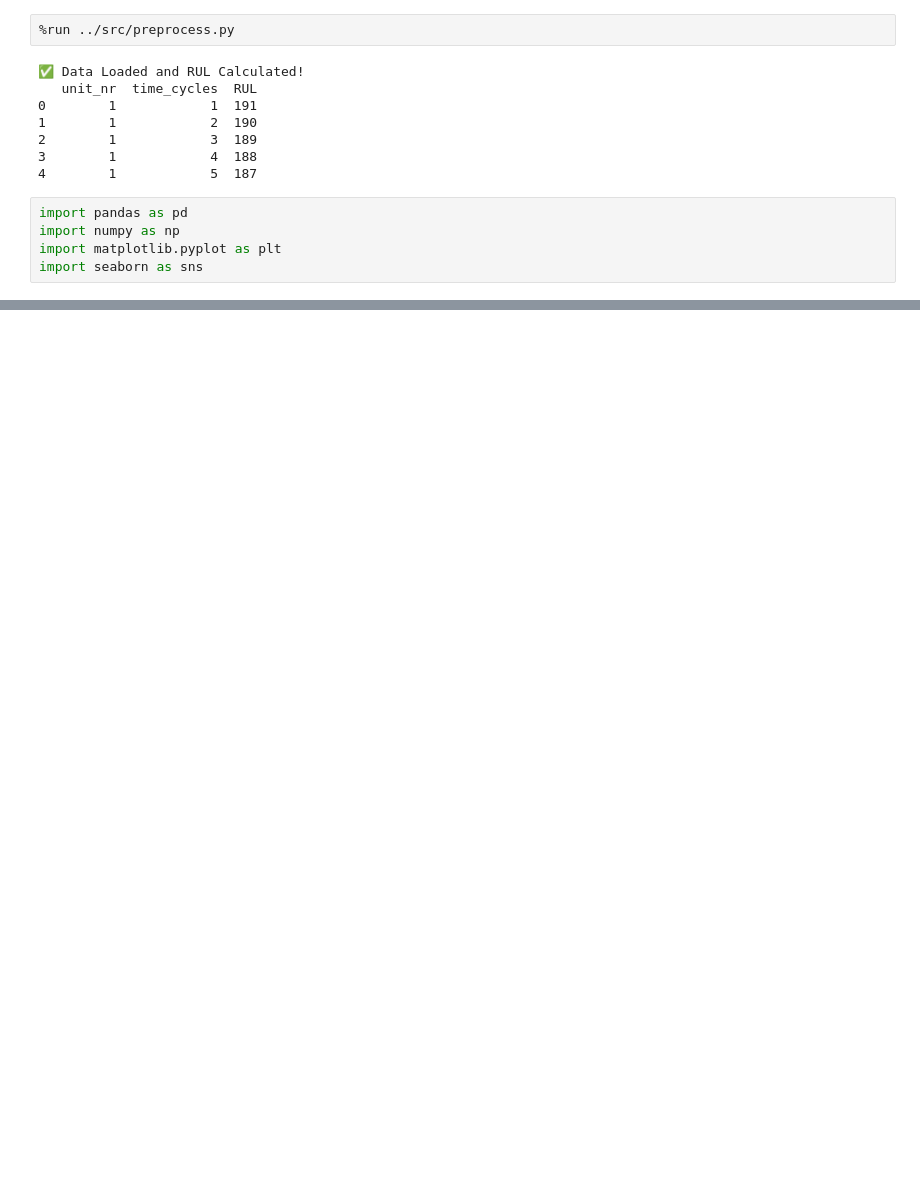
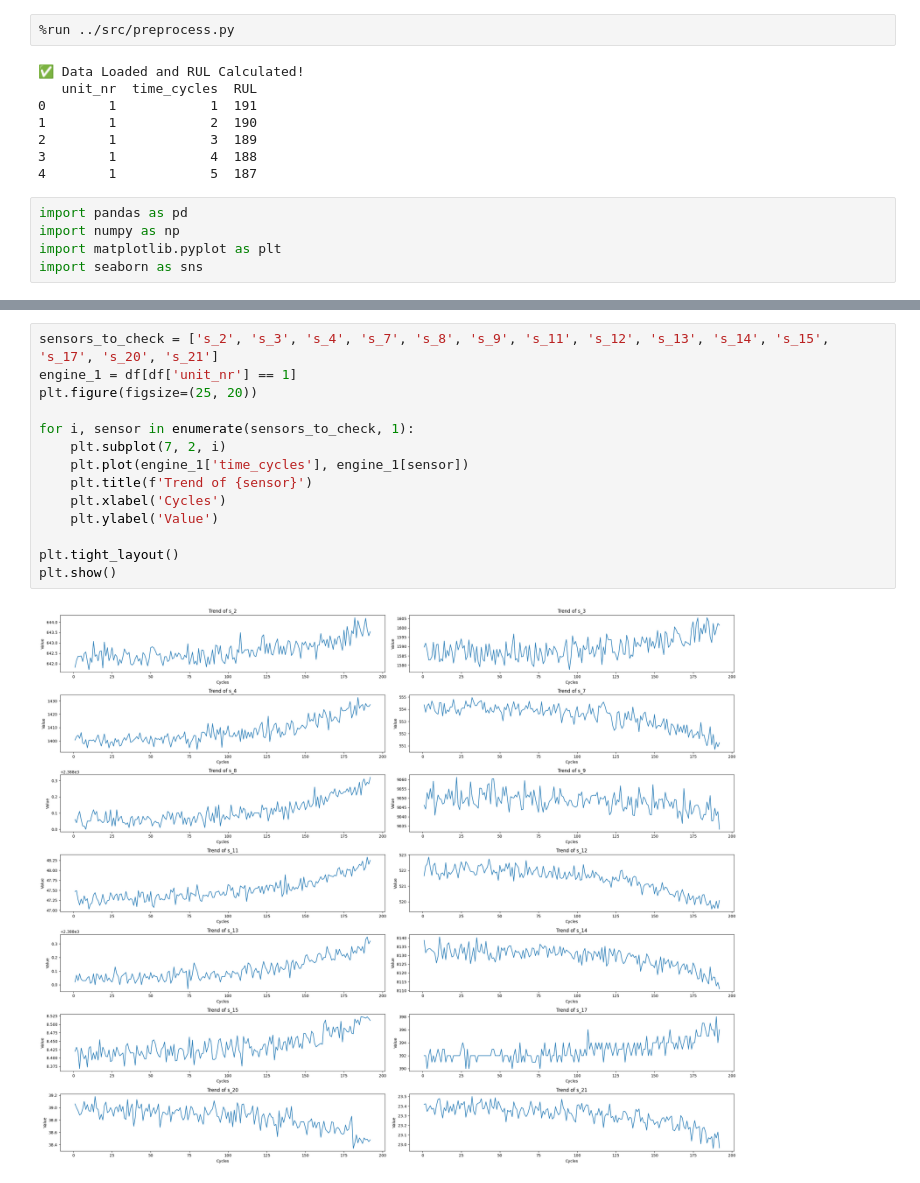
Before and after one commit to durgesh-kanzariya/Aero-Guard, a Jupyter notebook: notebooks/eda_notebook.ipynb, the cells around one changed output, grey strips where cells are left out. Cells and saved outputs as stored; diff of their text form; blank space fills up the shorter version.

```diff
--- a/notebooks/eda_notebook.ipynb
+++ b/notebooks/eda_notebook.ipynb
@@ -26,0 +106,16 @@ dr.head()
+# %%
+sensors_to_check = ['s_2', 's_3', 's_4', 's_7', 's_8', 's_9', 's_11', 's_12', 's_13', 's_14', 's_15', 's_17', 's_20', 's_21']
+engine_1 = df[df['unit_nr'] == 1]
+plt.figure(figsize=(25, 20))
+
+for i, sensor in enumerate(sensors_to_check, 1):
+    plt.subplot(7, 2, i)
+    plt.plot(engine_1['time_cycles'], engine_1[sensor])
+    plt.title(f'Trend of {sensor}')
+    plt.xlabel('Cycles')
+    plt.ylabel('Value')
+
+plt.tight_layout()
+plt.show()
+# %% [output]
+[figure, added]
```
Also changed, not shown: parts of 6 cells of this notebook, 5 other files.
